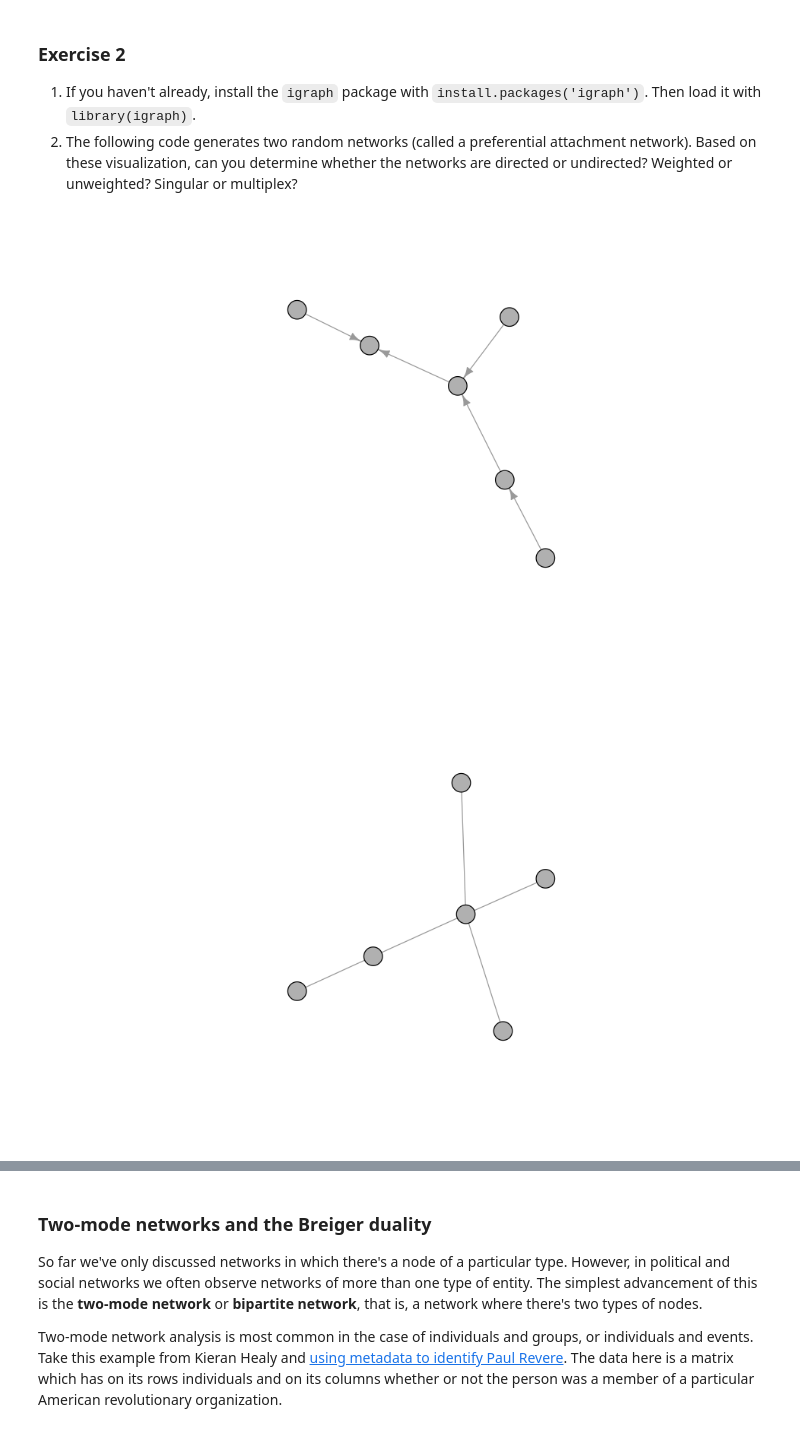
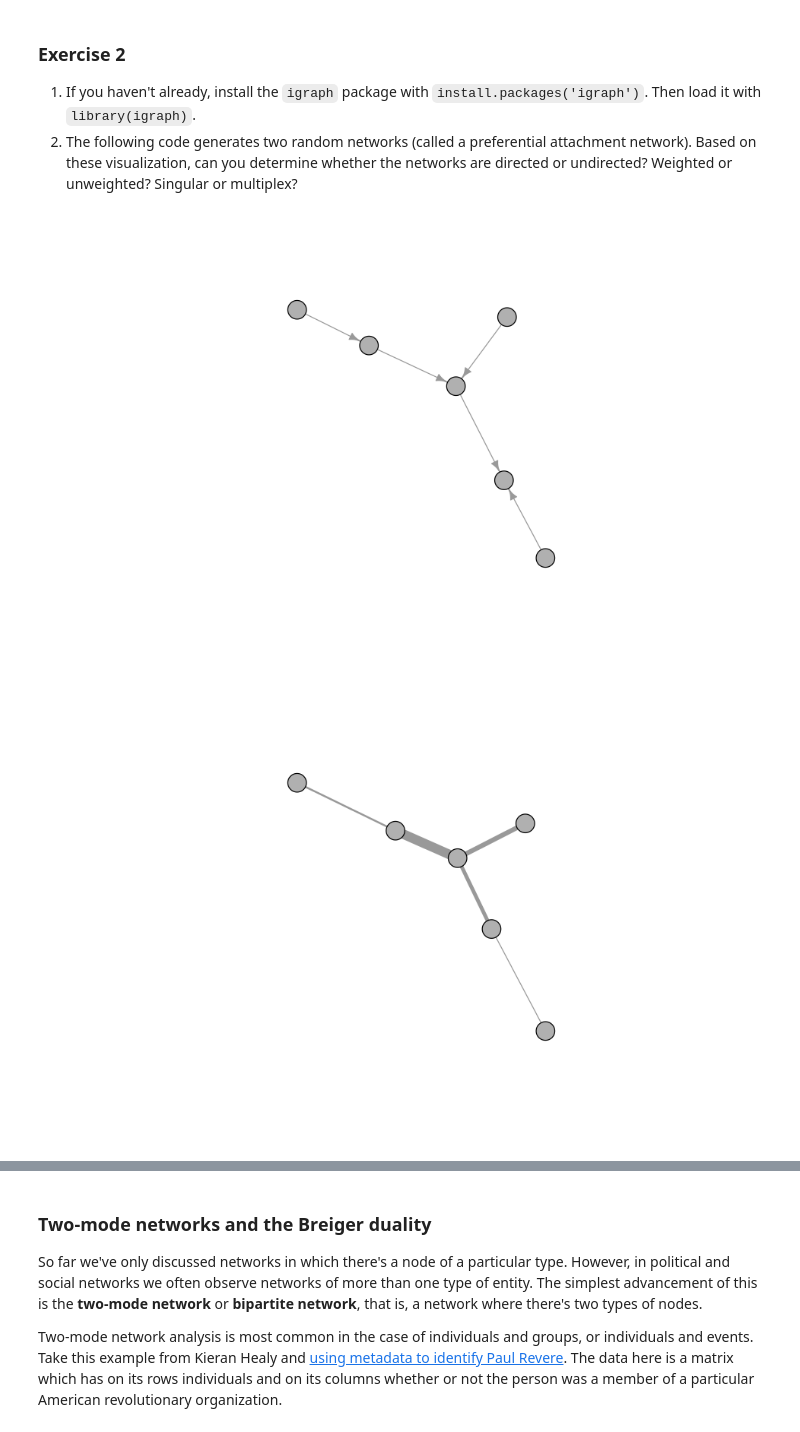
Before and after one commit to alexhanna/zurich-sna, a Jupyter notebook: Introduction to Social Network Analysis.ipynb, the cells around one changed output, grey strips where cells are left out. Cells and saved outputs as stored; diff of their text form; code cells hidden in the pictures.

Commit message:
fixing weights

```diff
--- a/Introduction to Social Network Analysis.ipynb
+++ b/Introduction to Social Network Analysis.ipynb
@@ -156,11 +170,13 @@ par(mfrow = c(1,2))
 # %%
+par(mfrow = c(1,1))
+
 net1 <- sample_pa(6)
 plot(net1, vertex.label = NA, vertex.color = "gray")
 
 net2 <- sample_pa(6, directed = FALSE)
-V(net2)$weight <- c(1,1,1,3,3,3)
-V(net2)$width <- V(net2)$weight
+E(net2)$weight <- c(10,4,1,2,5)
+E(net2)$width <- E(net2)$weight
 plot(net2, vertex.label = NA, vertex.color = "gray")
 # %% [output]
-[figure, old version]
+[figure, new version]
-[figure, old version]
+[figure, new version]
```
Also changed, not shown: parts of 4 cells of this notebook.
